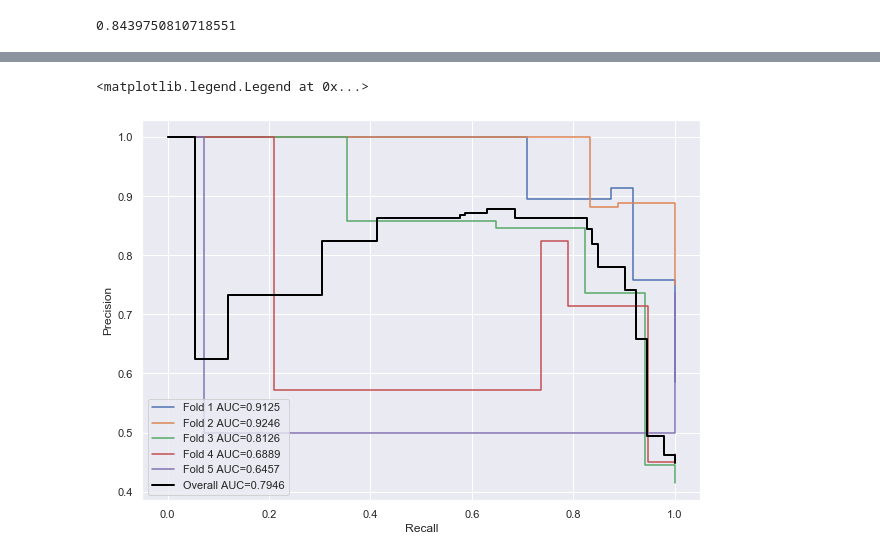
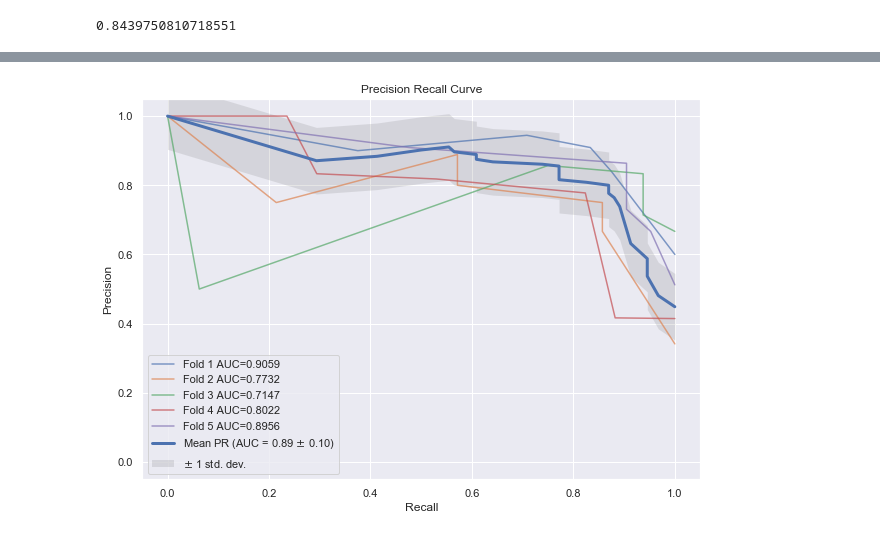
Before and after one commit to christinalchang/ucdavis-sta160, a Jupyter notebook: automobile.ipynb, the cells around one changed output, grey strips where cells are left out. Drawn from its saved outputs; the diff is of its cells as text; code cells hidden in the pictures.

Commit message:
Random forest.

```diff
--- a/automobile.ipynb
+++ b/automobile.ipynb
@@ -635,7 +643,7 @@ roc_auc_score(y_test, pred_prob)
 # %% [output]
 0.872528616024974
 # %%
-X = np.array(X)
+Xa = np.array(X)
 from sklearn.metrics import plot_roc_curve
 from sklearn.model_selection import StratifiedKFold
 
@@ -648,9 +656,9 @@ aucs = []
 mean_fpr = np.linspace(0, 1, 100)
 
 fig, ax = plt.subplots(figsize = (10,7))
-for i, (train, test) in enumerate(cv.split(X, y)):
-    classifier.fit(X[train], y[train])
-    viz = plot_roc_curve(classifier, X[test], y[test],
+for i, (train, test) in enumerate(cv.split(Xa, y)):
+    final_model.fit(Xa[train], y[train])
+    viz = plot_roc_curve(final_model, Xa[test], y[test],
                          name='Fold {}'.format(i),
                          alpha=1, lw=1, ax=ax)
     interp_tpr = np.interp(mean_fpr, viz.fpr, viz.tpr)
@@ -747,30 +719,51 @@ ax.legend(loc='lower left')
 # %%
 from sklearn.model_selection import KFold
-k_fold = KFold(n_splits=5, shuffle=True, random_state=12345)
+k_fold = KFold(n_splits=5, shuffle=True, random_state=42)
 
 y_real = []
 y_proba = []
 
+precision_array = []
+threshold_array = []
+recall_array = np.linspace(0, 1, 100)
+pr_auc_array = []
+
 fig, ax = plt.subplots(figsize = (10,7))
 for i, (train_index, test_index) in enumerate(k_fold.split(X)):
-    Xtrain, Xtest = X[train_index], X[test_index]
+    Xtrain, Xtest = Xa[train_index], Xa[test_index]
     ytrain, ytest = y[train_index], y[test_index]
-    classifier.fit(Xtrain, ytrain)
-    pred_proba = classifier.predict_proba(Xtest)
-    precision, recall, _ = precision_recall_curve(ytest, pred_proba[:,1], pos_label = 'safe')
-    lab = 'Fold %d AUC=%.4f' % (i+1, auc(recall, precision))
-    ax.step(recall, precision, label=lab)
+    final_model.fit(Xtrain, ytrain)
+    pred_proba = final_model.predict_proba(Xtest)
+    precision_fold, recall_fold, thresh = precision_recall_curve(ytest, pred_proba[:,1], pos_label = 'safe')
+    precision_fold, recall_fold, thresh = precision_fold[::-1], recall_fold[::-1], thresh[::-1]  # reverse order of results
+    thresh = np.insert(thresh, 0, 1.0)
+    precision_array = np.interp(recall_array, recall_fold, precision_fold)
+    threshold_array = np.interp(recall_array, recall_fold, thresh)
+    pr_auc = auc(recall_array, precision_array)
+    pr_auc_array.append(pr_auc)
+
+    lab_fold = 'Fold %d AUC=%.4f' % (i+1, pr_auc)
+    plt.plot(recall_fold, precision_fold, alpha=0.7, label=lab_fold)
     y_real.append(ytest)
     y_proba.append(pred_proba[:,1])
+
+mean_precision = np.mean(precision_array)
+std_precision = np.std(precision_array)
 
 y_real = np.concatenate(y_real)
 y_proba = np.concatenate(y_proba)
 precision, recall, _ = precision_recall_curve(y_real, y_proba, pos_label = 'safe')
-lab = 'Overall AUC=%.4f' % (auc(recall, precision))
-ax.step(recall, precision, label=lab, lw=2, color='black')
-ax.set_xlabel('Recall')
-ax.set_ylabel('Precision')
-ax.legend(loc='lower left')
+
+ax.set(xlim=[-0.05, 1.05], ylim=[-0.05, 1.05],
+      title="Precision Recall Curve")
+plt.plot(recall, precision, lw=3,color='b',
+         label=r'Mean PR (AUC = %0.2f $\pm$ %0.2f)' % (mean_precision, std_precision))
+plt.xlabel('Recall')
+plt.ylabel('Precision')
+
+plt.fill_between(recall, precision + std_precision, precision - std_precision, alpha=0.2,
+                 linewidth=0, color='grey',label=r'$\pm$ 1 std. dev.')
+plt.legend(loc='lower left')
+plt.show()
 # %% [output]
-<matplotlib.legend.Legend at 0x...>
-[figure, old version]
+[figure, new version]
```
Also changed, not shown: parts of 28 cells of this notebook.
